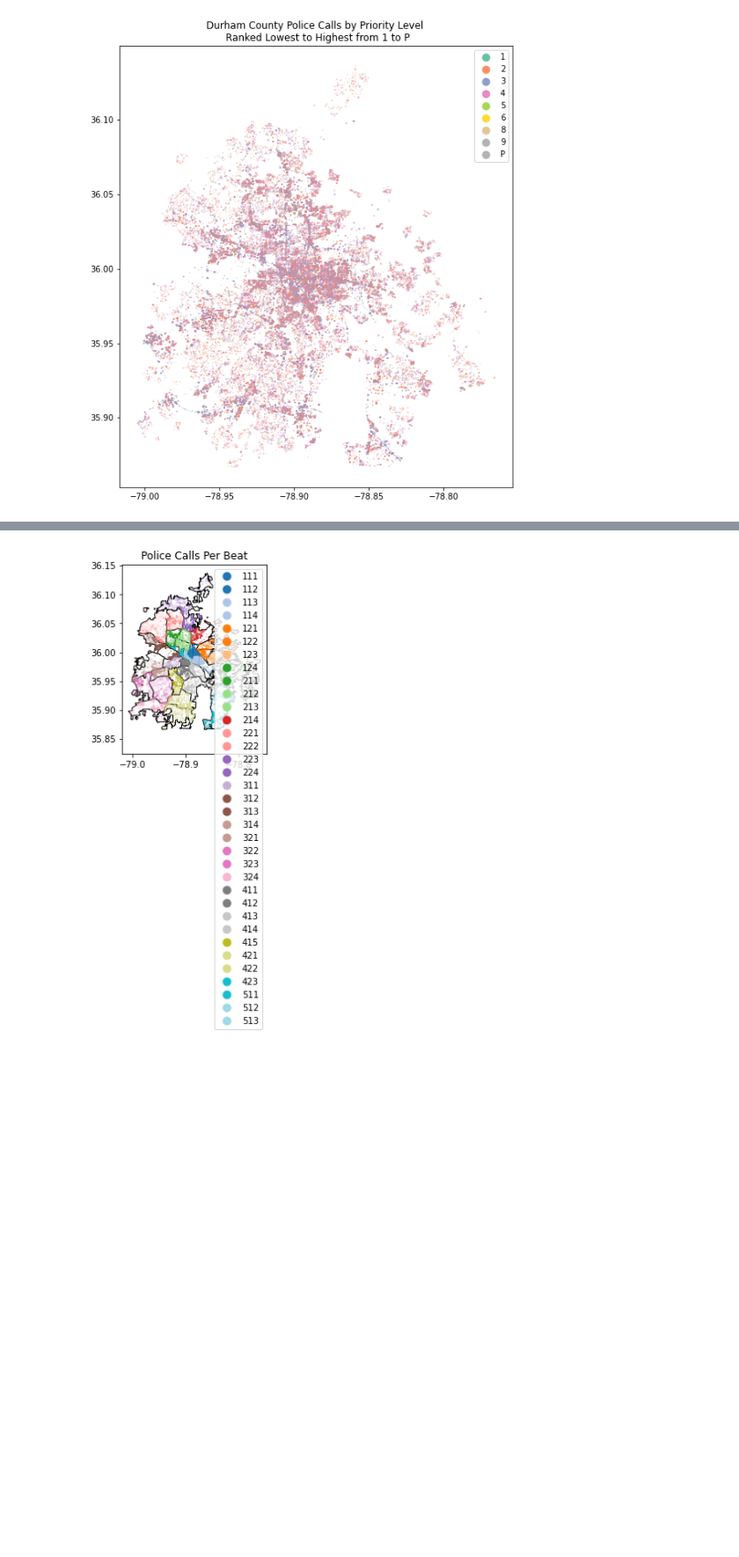
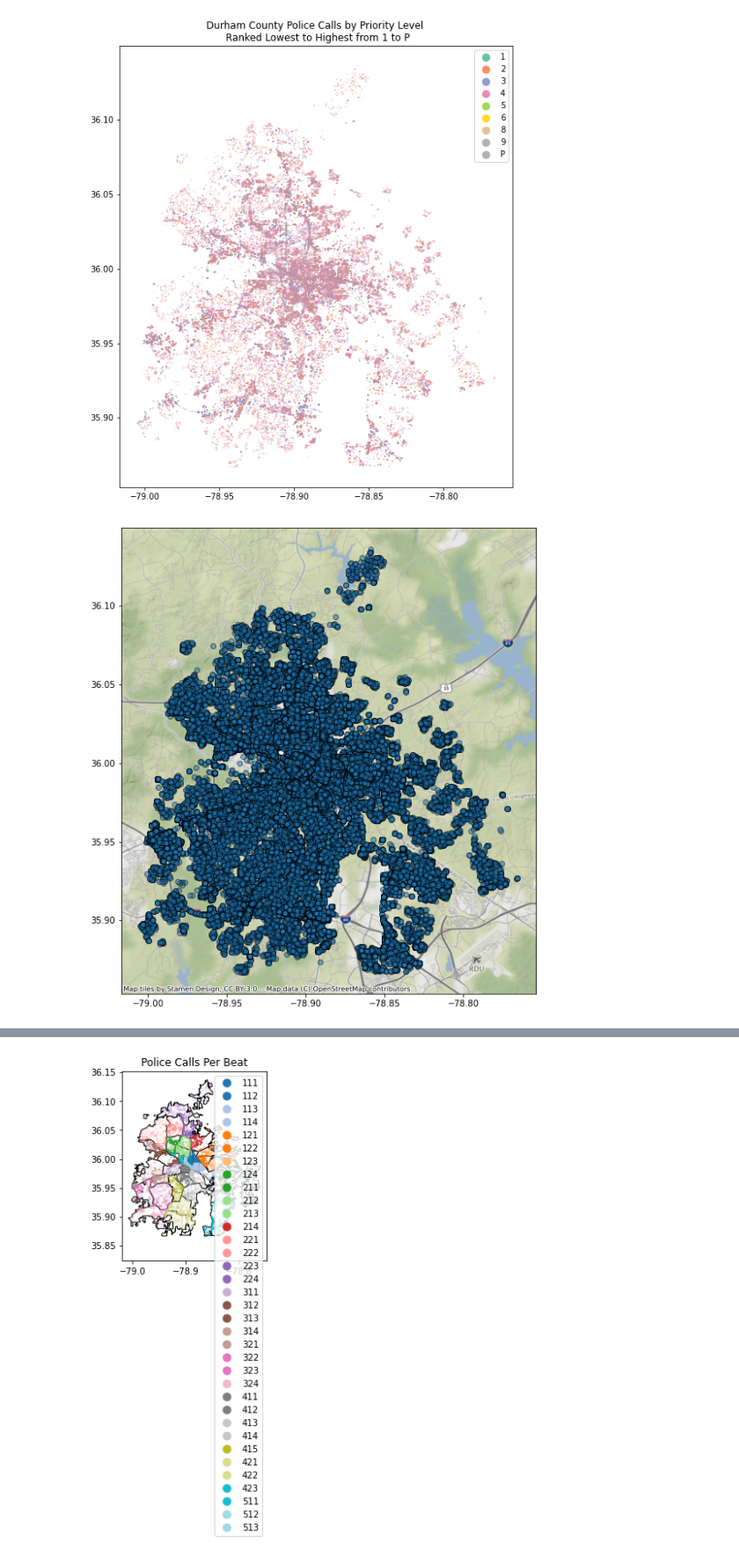
Before and after one commit to sadiesheridan/dataplus-project27-community-safety-durham, a Jupyter notebook: 10_code/EDA.ipynb, the cells around one changed output, grey strips where cells are left out. Shown at 88% size. Cells and saved outputs as stored; diff of their text form; code cells hidden in the pictures; blank space fills up the shorter version.

```diff
--- a/10_code/EDA.ipynb
+++ b/10_code/EDA.ipynb
@@ -311,3 +312,9 @@ ax.set(title='Durham County Police Calls by Priority Level \n Ranked Lowest to H
 plt.show()
 # %% [output]
 [figure]
+# %%
+#Adding a base map to the caller data
+ax = dpd_w_policebeats.plot(figsize=(10, 10), alpha=0.5, edgecolor='k')
+cx.add_basemap(ax, crs=dpd_w_policebeats.crs)
+# %% [output]
+[figure, added]
```
Also changed, not shown: parts of 4 cells of this notebook.
